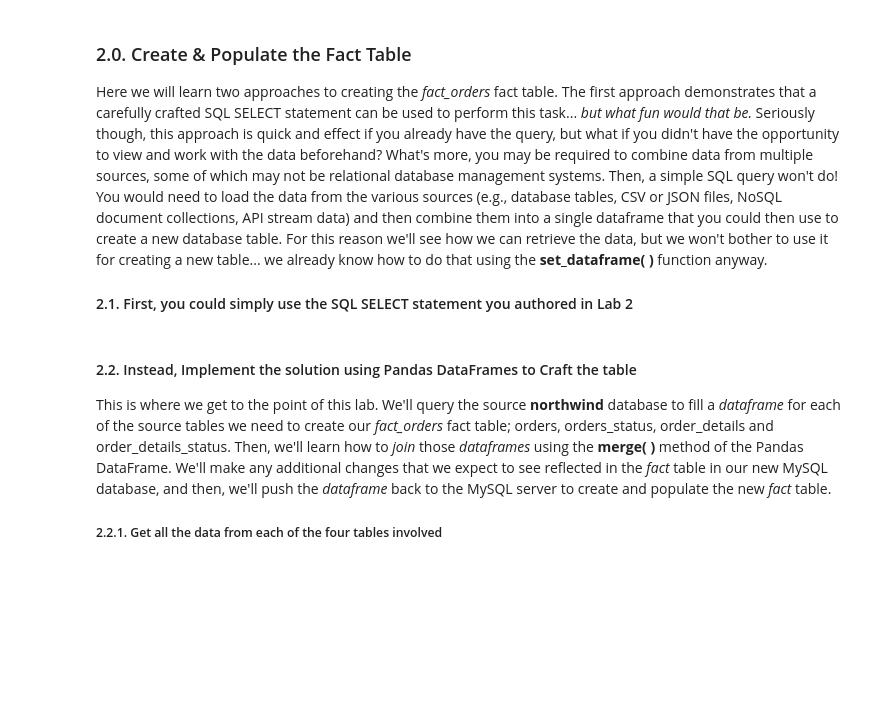
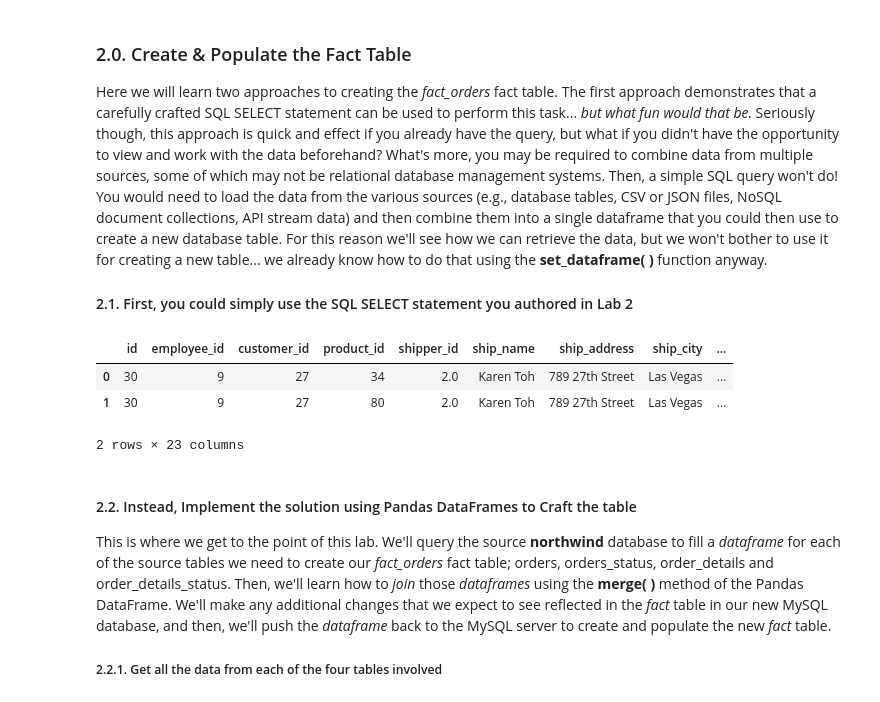
Before and after one commit to ran5tcw/DS-2002, a Jupyter notebook: Lab-03-Python-Extract-Transform-Load.ipynb, the cells around one changed output. Drawn from its saved outputs; the diff is of its cells as text; code cells hidden in the pictures; blank space fills up the shorter version.

```diff
--- a/Lab-03-Python-Extract-Transform-Load.ipynb
+++ b/Lab-03-Python-Extract-Transform-Load.ipynb
@@ -157,6 +157,45 @@ for table_name, dataframe, primary_key in tables:
 Here we will learn two approaches to creating the *fact_orders* fact table. The first approach demonstrates that a carefully crafted SQL SELECT statement can be used to perform this task... *but what fun would that be.* Seriously though, this approach is quick and effect if you already have the query, but what if you didn't have the opportunity to view and work with the data beforehand?  What's more, you may be required to combine data from multiple sources, some of which may not be relational database management systems. Then, a simple SQL query won't do!  You would need to load the data from the various sources (e.g., database tables, CSV or JSON files, NoSQL document collections, API stream data) and then combine them into a single dataframe that you could then use to create a new database table. For this reason we'll see how we can retrieve the data, but we won't bother to use it for creating a new table... we already know how to do that using the **set_dataframe( )** function anyway.
 
 #### 2.1. First, you could simply use the SQL SELECT statement you authored in Lab 2
+# %%
+sql_query = """SELECT o.id,
+o.employee_id,
+o.customer_id,
+od.product_id,
+o.shipper_id,
+o.ship_name,
+o.ship_address,
+o.ship_city,
+o.ship_state_province,
+o.ship_zip_postal_code,
+o.ship_country_region,
+od.quantity,
+o.order_date,
+o.shipped_date,
+od.unit_price,
+od.discount,
+o.shipping_fee,
+o.taxes,
+o.payment_type,
+o.paid_date,
+o.tax_rate,
+os.status_name as order_status,
+ods.status_name as order_details_status
+from northwind.orders as o
+inner join northwind.orders_status as os
+on o.status_id = os.id
+right outer join northwind.order_details as od
+on o.id = od.order_id
+inner join northwind.order_details_status as ods
+on od.status_id=ods.id;"""
+
+df_fact_orders = get_dataframe(user_id, pwd, host_name, src_dbname, sql_query)
+df_fact_orders.head(2)
+# %% [output]
+|  | id | employee_id | customer_id | product_id | shipper_id | ship_name | ship_address | ship_city | ... |
+| 0 | 30 | 9 | 27 | 34 | 2.0 | Karen Toh | 789 27th Street | Las Vegas | ... |
+| 1 | 30 | 9 | 27 | 80 | 2.0 | Karen Toh | 789 27th Street | Las Vegas | ... |
+2 rows × 23 columns
 # %% [markdown]
 #### 2.2. Instead, Implement the solution using Pandas DataFrames to Craft the table
 This is where we get to the point of this lab.  We'll query the source **northwind** database to fill a *dataframe* for each of the source tables we need to create our *fact_orders* fact table; orders, orders_status, order_details and order_details_status. Then, we'll learn how to *join* those *dataframes* using the **merge( )** method of the Pandas DataFrame.  We'll make any additional changes that we expect to see reflected in the *fact* table in our new MySQL database, and then, we'll push the *dataframe* back to the MySQL server to create and populate the new *fact* table.
```
Also changed, not shown: parts of 13 cells of this notebook.
